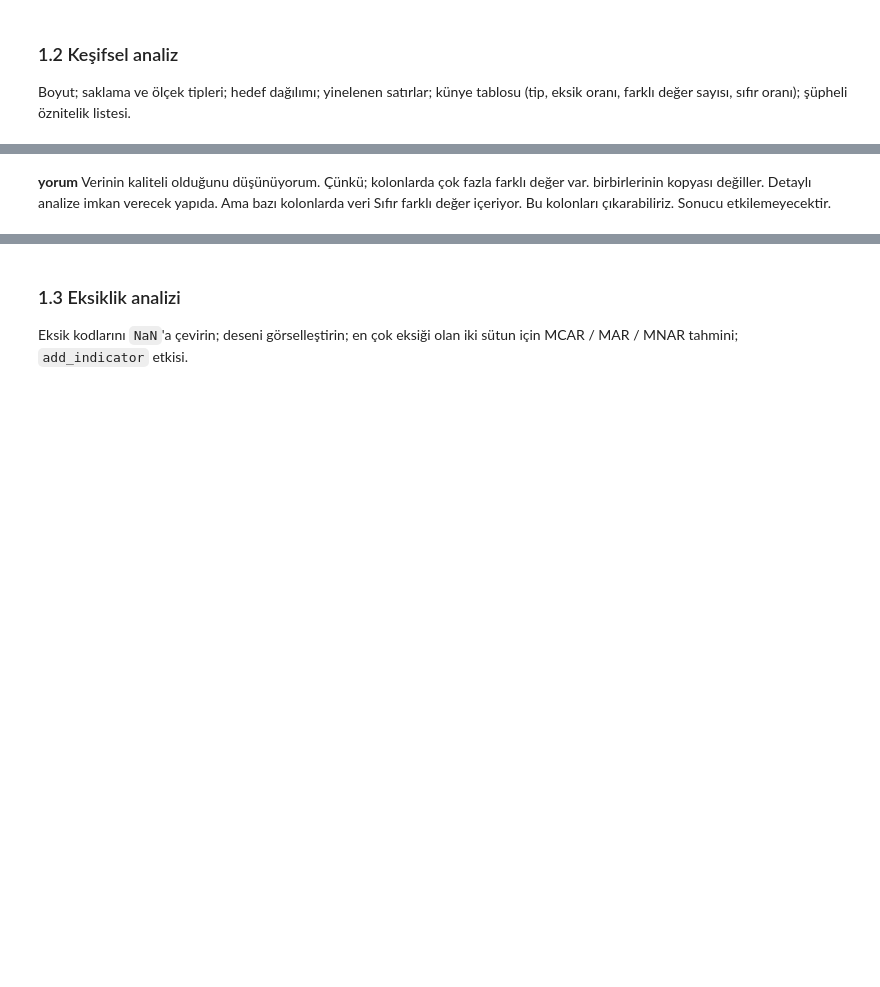
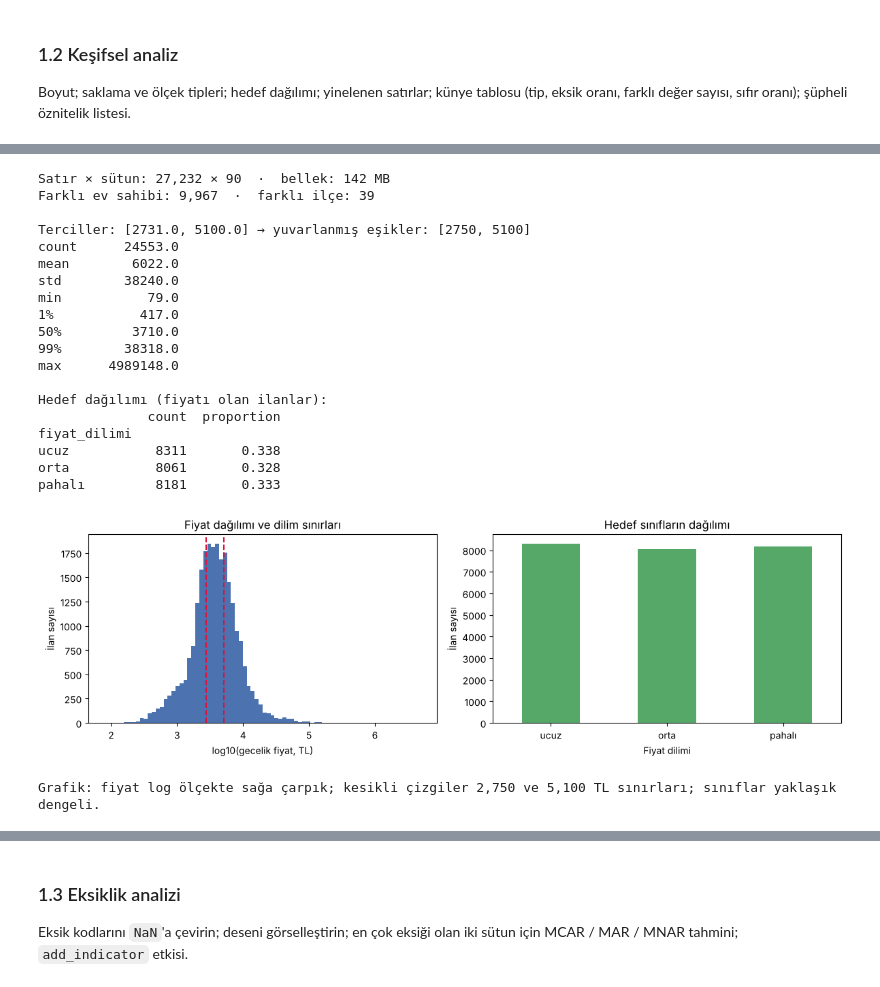
Before and after one commit to barisaykent-spec/Veri_Muh_Proje1, a Jupyter notebook: calisma/baris/BIL545_Proje1.ipynb, the cells around one changed output, grey strips where cells are left out. Cells and saved outputs as stored; diff of their text form; code cells hidden in the pictures; blank space fills up the shorter version.

```diff
--- a/calisma/baris/BIL545_Proje1.ipynb
+++ b/calisma/baris/BIL545_Proje1.ipynb
@@ -203,0 +53,6 @@ Hiç yorumu olmayan ilan oranı     : 0.355
+# %%
+VERI_URL = "https://data.insideairbnb.com/turkey/marmara/istanbul/2026-09-25/data/listings.csv.gz"
+df_ham = pd.read_csv(VERI_URL, low_memory=False)
+print("Kaynak :", VERI_URL)
+print("Boyut :", df_ham.shape)
+assert df_ham["scrape_id"].nunique() == 1 and df_ham.shape == (27232, 90), "Beklenen kazıma değil!"
@@ -279,2 +118,52 @@ dtype: int64
-# %% [markdown]
-**yorum** Verinin kaliteli olduğunu düşünüyorum. Çünkü; kolonlarda çok fazla farklı değer var. birbirlerinin kopyası değiller. Detaylı analize imkan verecek yapıda. Ama bazı kolonlarda veri Sıfır farklı değer içeriyor. Bu kolonları çıkarabiliriz. Sonucu etkilemeyecektir.
+# %%
+df = df_ham.copy()
+df["fiyat"] = df["price"].str.replace(r"[$,]", "", regex=True).astype(float)   # "$4,736.32" → 4736.32 (birim TL)
+
+# ---- (a) Boyut
+print(f"Satır × sütun: {df_ham.shape[0]:,} × {df_ham.shape[1]}  ·  bellek: {df_ham.memory_usage(deep=True).sum()/1e6:.0f} MB")
+print(f"Farklı ev sahibi: {df['host_id'].nunique():,}  ·  farklı ilçe: {df['neighbourhood_cleansed'].nunique()}")
+
+# ---- (b) Hedef: fiyat dilimi (3 sınıf) — eşikler veriden: terciller, en yakın 50 TL'ye yuvarlanır
+# Hedef tanımı: eşikler bütün veriden BİR KEZ hesaplanır (hedef bütün katlarda aynı olmalı, yoksa skorlar karşılaştırılamaz);
+# katlardan bağımsızlığı 1.3'teki kontrol hücresinde ölçüldü: eşikler yalnız eğitim katından hesaplansa da hiçbir etiket değişmiyor.
+SINIFLAR = ["ucuz", "orta", "pahalı"]
+YUVARLAMA = 50
+terciller = df["fiyat"].quantile([1/3, 2/3])
+ESIKLER = (terciller / YUVARLAMA).round().mul(YUVARLAMA).astype(int).tolist()
+print("\nTerciller:", terciller.round(0).tolist(), "→ yuvarlanmış eşikler:", ESIKLER)
+print(df["fiyat"].describe(percentiles=[.01, .5, .99]).round(0).to_string())
+df["fiyat_dilimi"] = pd.cut(df["fiyat"], [-np.inf, *ESIKLER, np.inf], labels=SINIFLAR, right=False)
+print("\nHedef dağılımı (fiyatı olan ilanlar):")
+print(pd.concat([df["fiyat_dilimi"].value_counts().reindex(SINIFLAR),
+                 df["fiyat_dilimi"].value_counts(normalize=True).reindex(SINIFLAR).round(3)], axis=1).to_string())
+
+fig, ax = plt.subplots(1, 2, figsize=(12, 3.8))
+ax[0].hist(np.log10(df["fiyat"].dropna()), bins=80, color="#4C72B0")
+for e in ESIKLER: ax[0].axvline(np.log10(e), color="crimson", ls="--")
+ax[0].set(xlabel="log10(gecelik fiyat, TL)", ylabel="İlan sayısı", title="Fiyat dağılımı ve dilim sınırları")
+df["fiyat_dilimi"].value_counts().reindex(SINIFLAR).plot.bar(ax=ax[1], color="#55A868", rot=0)
+ax[1].set(xlabel="Fiyat dilimi", ylabel="İlan sayısı", title="Hedef sınıfların dağılımı")
+plt.tight_layout(); plt.show()
+print(f"Grafik: fiyat log ölçekte sağa çarpık; kesikli çizgiler {ESIKLER[0]:,} ve {ESIKLER[1]:,} TL sınırları; sınıflar yaklaşık dengeli.")
+# %% [output]
+Satır × sütun: 27,232 × 90  ·  bellek: 142 MB
+Farklı ev sahibi: 9,967  ·  farklı ilçe: 39
+
+Terciller: [2731.0, 5100.0] → yuvarlanmış eşikler: [2750, 5100]
+count      24553.0
+mean        6022.0
+std        38240.0
+min           79.0
+1%           417.0
+50%         3710.0
+99%        38318.0
+max      4989148.0
+
+Hedef dağılımı (fiyatı olan ilanlar):
+              count  proportion
+fiyat_dilimi
+ucuz           8311       0.338
+orta           8061       0.328
+pahalı         8181       0.333
+[figure, added]
+Grafik: fiyat log ölçekte sağa çarpık; kesikli çizgiler 2,750 ve 5,100 TL sınırları; sınıflar yaklaşık dengeli.
```
Also changed, not shown: parts of 81 cells of this notebook.
